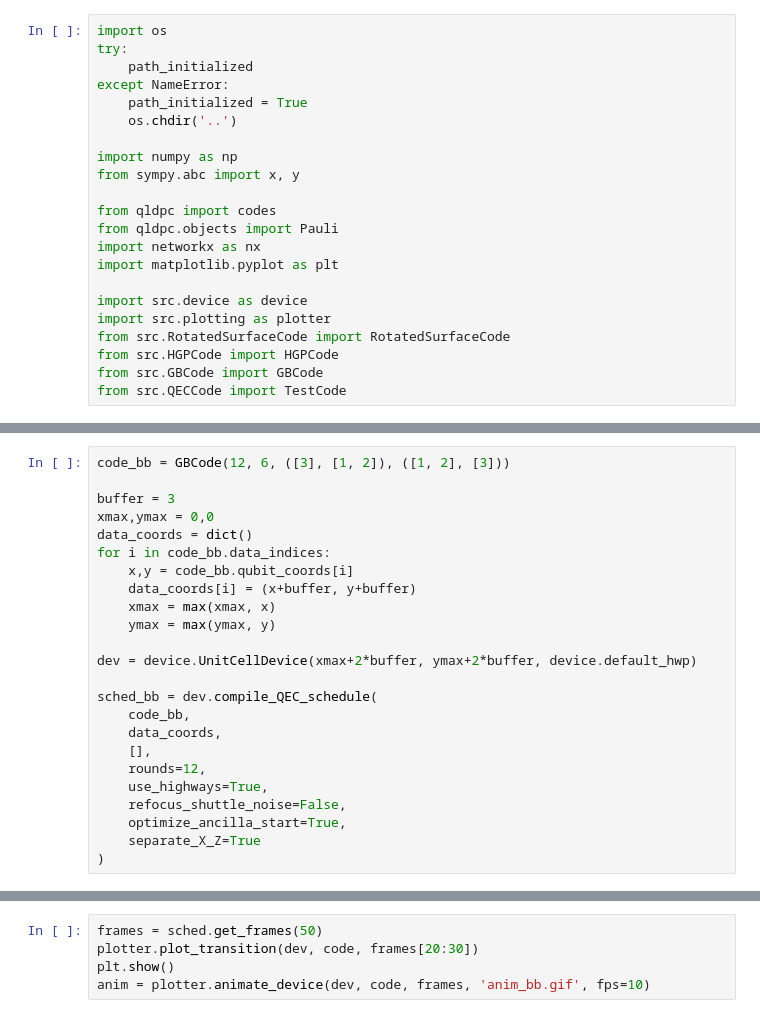
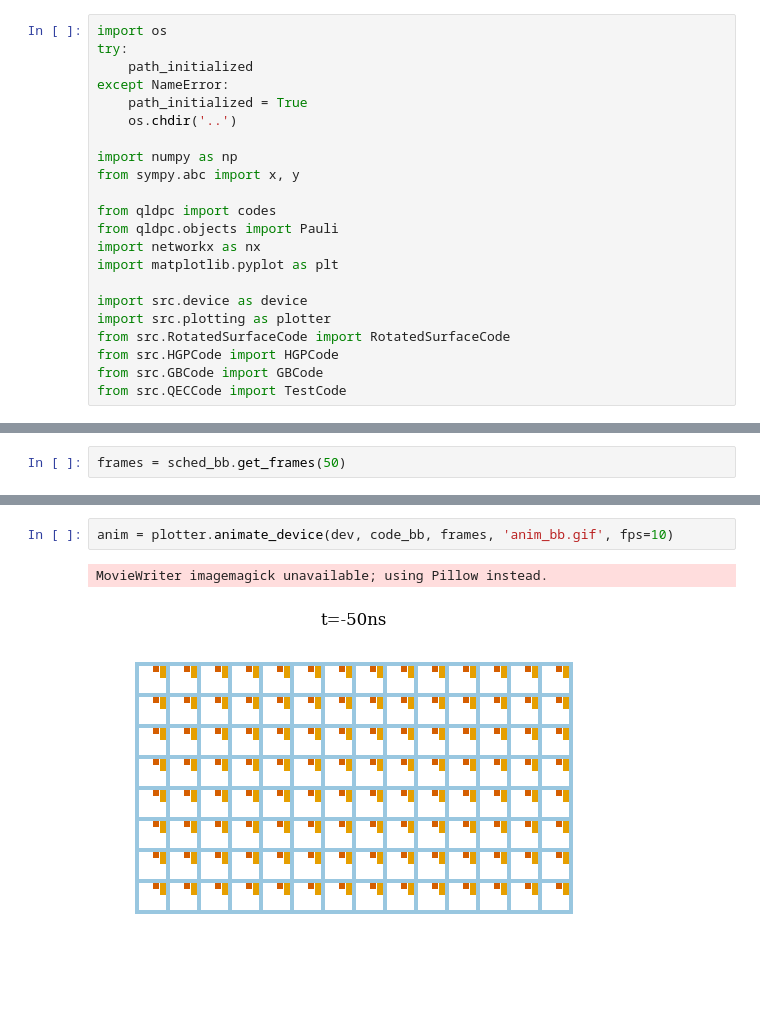
Before and after one commit to jasonchadwick/shuttle-ldpc, a Jupyter notebook: notebooks/03_bicycle.ipynb, the cells around one changed output, grey strips where cells are left out. Drawn from its saved outputs; the diff is of its cells as text; blank space fills up the shorter version.

```diff
--- a/notebooks/03_bicycle.ipynb
+++ b/notebooks/03_bicycle.ipynb
@@ -46,24 +74,0 @@ np.count_nonzero(code_bb.compute_logical_operators()[0], axis=0)
-# %%
-code_bb = GBCode(12, 6, ([3], [1, 2]), ([1, 2], [3]))
-
-buffer = 3
-xmax,ymax = 0,0
-data_coords = dict()
-for i in code_bb.data_indices:
-    x,y = code_bb.qubit_coords[i]
-    data_coords[i] = (x+buffer, y+buffer)
-    xmax = max(xmax, x)
-    ymax = max(ymax, y)
-
-dev = device.UnitCellDevice(xmax+2*buffer, ymax+2*buffer, device.default_hwp)
-
-sched_bb = dev.compile_QEC_schedule(
-    code_bb,
-    data_coords,
-    [],
-    rounds=12,
-    use_highways=True,
-    refocus_shuttle_noise=False,
-    optimize_ancilla_start=True,
-    separate_X_Z=True
-)
@@ -83,0 +111,2 @@ sched.total_duration()
+# %%
+frames = sched_bb.get_frames(50)
@@ -84,5 +131,5 @@ sched.total_duration()
 # %%
-frames = sched.get_frames(50)
-plotter.plot_transition(dev, code, frames[20:30])
-plt.show()
-anim = plotter.animate_device(dev, code, frames, 'anim_bb.gif', fps=10)
+anim = plotter.animate_device(dev, code_bb, frames, 'anim_bb.gif', fps=10)
+# %% [output]
+MovieWriter imagemagick unavailable; using Pillow instead.
+[figure, added]
```
Also changed, not shown: parts of 16 cells of this notebook, 59 other files.
